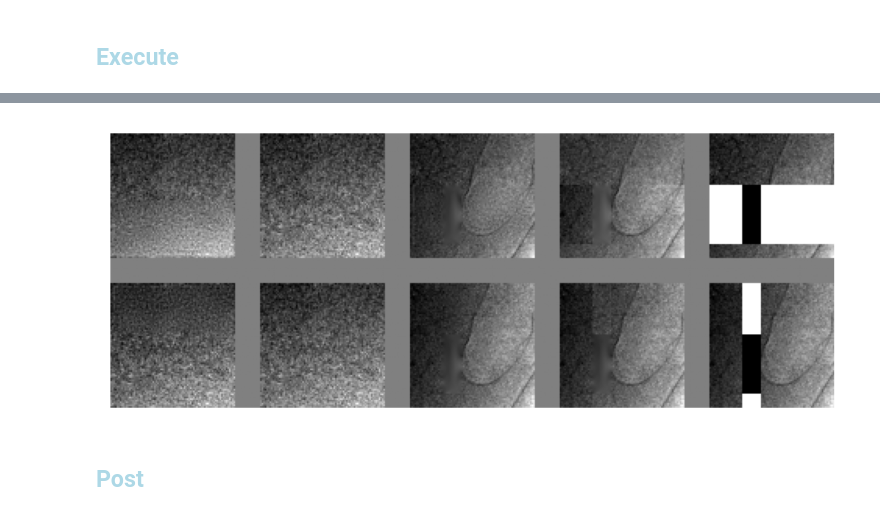
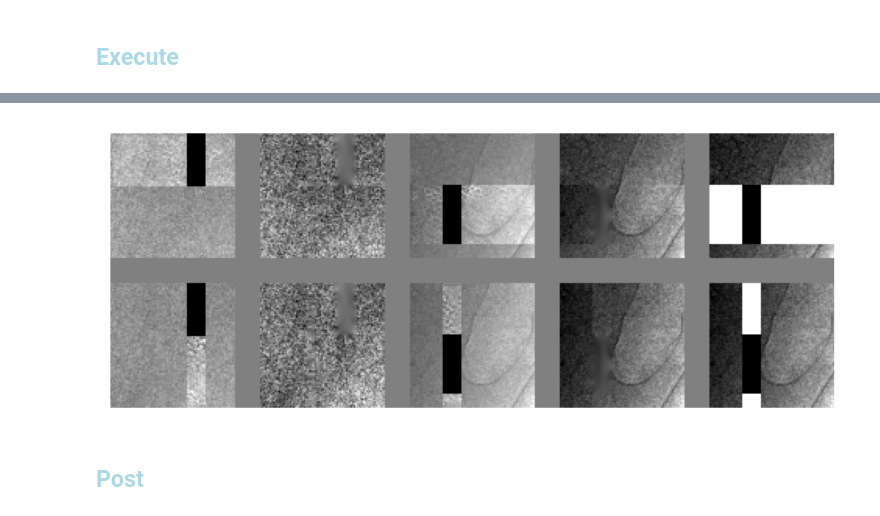
Before and after one commit to antonmx/shiftpatch, a Jupyter notebook: shiftpatch_dj1.ipynb, the cells around one changed output, grey strips where cells are left out. Cells and saved outputs as stored; diff of their text form; code cells hidden in the pictures.

```diff
--- a/shiftpatch_dj1.ipynb
+++ b/shiftpatch_dj1.ipynb
@@ -241,10 +249,10 @@ sg.writer = sg.createWriter(sg.TCfg.logDir, True)
 
 sg.scheduler_G.gamma = 1-0.002
 sg.scheduler_D.gamma = 1-0.002
-sg.optimizer_G.step()
-sg.optimizer_D.step()
-torch.optim.lr_scheduler.LambdaLR(sg.optimizer_G, lambda epoch: 0.1).step()
-torch.optim.lr_scheduler.LambdaLR(sg.optimizer_D, lambda epoch: 0.1).step()
+#sg.optimizer_G.step()
+#sg.optimizer_D.step()
+#torch.optim.lr_scheduler.LambdaLR(sg.optimizer_G, lambda epoch: 0.1).step()
+#torch.optim.lr_scheduler.LambdaLR(sg.optimizer_D, lambda epoch: 0.1).step()
 
 #sg.startFrom = 0
 #sg.epoch, sg.imer, sg.minGEpoch, sg.minGdLoss, sg.startFrom = 0, 0, 0, 1, 0
@@ -263,7 +283,2 @@ _ = sg.testMe(sg.refImages)
 # %% [markdown]
 ## <font style="color:lightblue">Execute</font>
-# %%
-sg.freeGPUmem()
-sg.optimizer_D = sg.createOptimizer(sg.discriminator, sg.TCfg.learningRateD*0.1)
-#sg.optimizer_D.step()
-#torch.optim.lr_scheduler.LambdaLR(sg.optimizer_D, lambda epoch: 0.1).step()
@@ -272,11 +292,25 @@ sg.optimizer_D = sg.createOptimizer(sg.discriminator, sg.TCfg.learningRateD*0.1)
 
 
 #sg.minRecTest, sg.minRecTrain = 1, 1
-sg.ADV_DIF = 1e-6
-sg.SSIM_MSE = 1 - 1e-2
-sg.trainCyclesGen = 1
-sg.trainCyclesDis = 1
+sg.ADV_DIF = 1 # 1e-2 # 0.008108
+sg.SSIM_MSE = 1 # 0.999
+sg.discriminator.IMG_FFT = 0
 
+skipThresholdDis = 0.1
+def my_trainDis(locs) :
+    #return True
+    return not sg.skipDis \
+           and locs['subPred_fakeD'].mean() > sg.TCfg.labelSmoothFac + skipThresholdGen \
+           and locs['subPred_realD'].mean() < 1 - sg.TCfg.labelSmoothFac - skipThresholdGen
+sg.trainGen = my_trainDis
+
+skipThresholdGen = 0.05
+def my_trainGen(locs) :
+    #return True
+    return not sg.skipGen \
+           and locs['subPred_fakeG'].mean() < 0.5 - skipThresholdDis \
+           and locs['subPred_realG'].mean() > 0.5 + skipThresholdDis
+sg.trainGen = my_trainGen
 
 def adjustScheduler(scheduler, iniLr, target) :
     if scheduler is None :
@@ -289,44 +323,26 @@ def adjustScheduler(scheduler, iniLr, target) :
     return f"LR : {curLR:.2e}. "
 
 
-forceGen = True
-skipThresholdGen = 0.1
-def my_trainGen(subPred_fake, subPred_real) :
-    if forceGen :
-        return True
-    return not sg.skipGen and ( subPred_fake.mean() < 0.5 - skipThresholdGen and \
-                                subPred_real.mean() > 0.5 + skipThresholdGen )
-sg.trainGen = my_trainGen
-
-skipThresholdDis = 0.1
-def my_trainDis(subPred_fake, subPred_real) :
-    #return True
-    return not sg.skipDis and ( subPred_fake.mean() > sg.TCfg.labelSmoothFac + skipThresholdDis and \
-                                subPred_real.mean() < 1- sg.TCfg.labelSmoothFac - skipThresholdDis )
-sg.trainDis = my_trainDis
-
-
-
 import os
 def my_beforeReport(sglocals) :
-    global forceGen
+    #global forceGen
+    #if abs(sglocals['updAcc'].predReal - sglocals['updAcc'].predFake) > 0.01 :
+    #    forceGen = False
+    #    if not os.path.isfile("prime_0_dis.pt") :
+    #        sg.saveModels("prime_0")
+    return
     message = ""
-    if not os.path.isfile("prime_1_dis.pt") \
-    and abs(sglocals['updAcc'].predReal - sglocals['updAcc'].predFake) > 0.02 :
-        sg.saveModels("prime_1")
-        forceGen = False
+    message += "G" + adjustScheduler(sg.scheduler_G, sg.TCfg.learningRateG, 0.1)
+    message += "D" + adjustScheduler(sg.scheduler_D, sg.TCfg.learningRateD, 0.1)
+    #message += f" ADV/DIF : {sg.ADV_DIF:.3e}."
+    #sg.ADV_DIF = max(1e-6, sg.ADV_DIF+1e-8)
+#    message += f" Ampl : {sg.generator.amplitude:.3f}."
+#    sg.generator.amplitude = min(1, sg.generator.amplitude * (1+5e-3) )
     with open(f"message_{sg.TCfg.exec}.txt", 'a') as file:
         file.write(message + "\n")
     print(message)
-    #message += "G" + adjustScheduler(sg.scheduler_G, sg.TCfg.learningRateG, 0.1)
-    #message += "D" + adjustScheduler(sg.scheduler_D, sg.TCfg.learningRateD, 0.1)
-    #message += f" ADV/DIF : {sg.ADV_DIF:.3e}."
-    #sg.ADV_DIF = max(2e-6, sg.ADV_DIF-1e-8)
-#    message += f" Ampl : {sg.generator.amplitude:.3f}."
-#    sg.generator.amplitude = min(1, sg.generator.amplitude * (1+5e-3) )
     return
 #sg.beforeReport = my_beforeReport
-
 
 #sg.TCfg.loaderWorkers = 0 # for debug single threaded
 try :
@@ -339,6 +355,6 @@ except :
     sg.epoch -= 1
     raise
 
-# from primed discriminator, pure ADV
-# LR 0.01, BS 2**12
+# From scratch
+# ADV_DIF = 1, SSIM_MSE = 1, IMG_FFT = 0, LR = 1e-5
 # %% [output]
@@ -349,4 +365,4 @@ Reference images.                        Dis: 0.693 (0.500)  Adv: 0.693 (0.500)
-[figure, old version]
+[figure, new version]
 # %% [markdown]
 ## <font style="color:lightblue">Post</font>
 # %%
```
Also changed, not shown: parts of 12 cells of this notebook, 2 other files.
